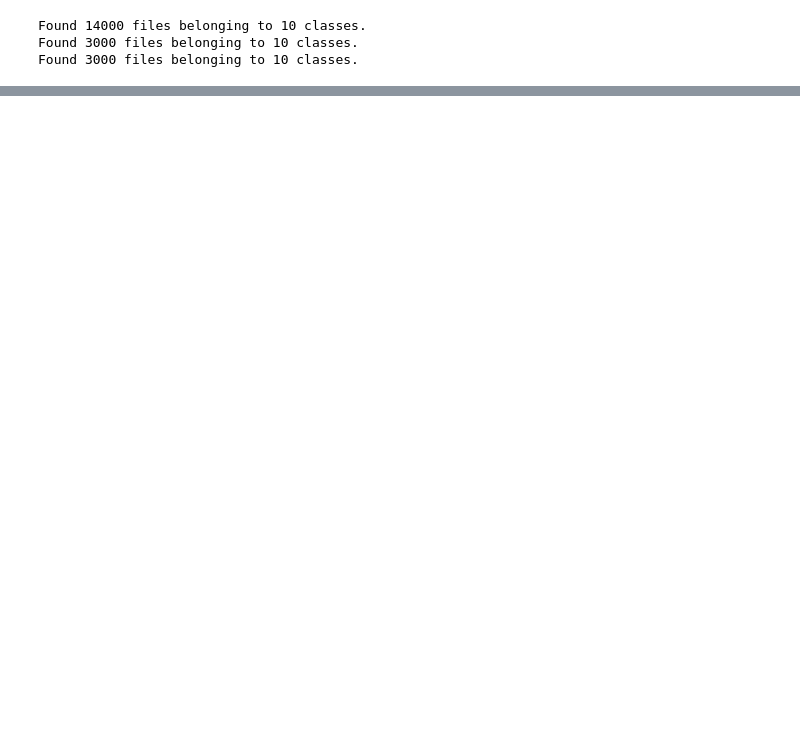
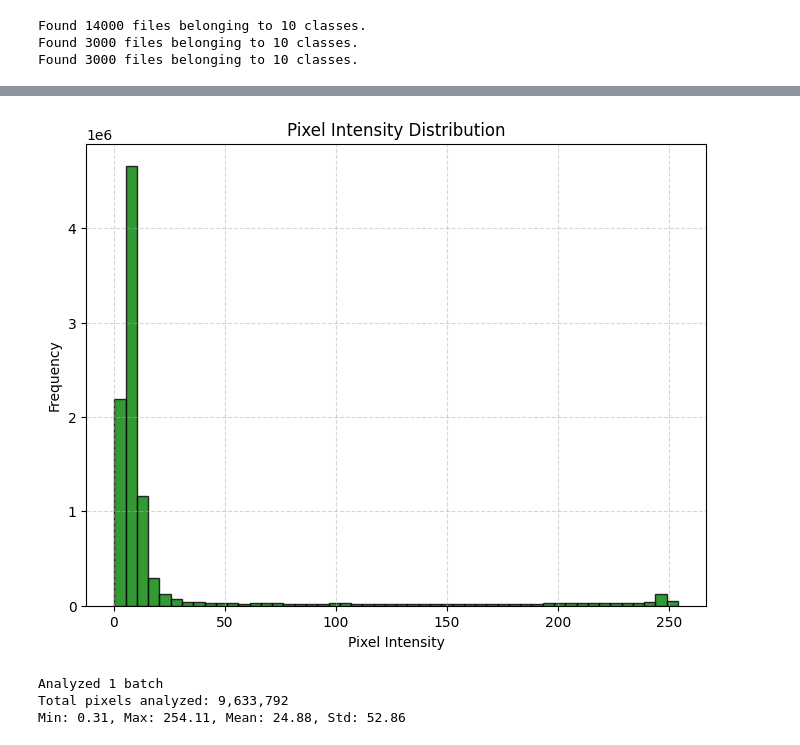
Before and after one commit to Hazem-Ahmed-Salem/DEPI-Graduation-Project, a Jupyter notebook: Hand_Gesture_Recognition.ipynb, the cells around one changed output, grey strips where cells are left out. Cells and saved outputs as stored; diff of their text form; code cells hidden in the pictures; blank space fills up the shorter version.

```diff
--- a/Hand_Gesture_Recognition.ipynb
+++ b/Hand_Gesture_Recognition.ipynb
@@ -63,0 +177,40 @@ Classes: ['01_palm', '02_l', '03_fist', '04_fist_moved', '05_thumb', '06_index',
+# %%
+def plot_pixel_histogram(dataset, bins=50, num_batches=1):
+    """
+    Plots histogram of pixel intensities from a given tf.data.Dataset (one or more batches).
+
+    Parameters:
+        dataset: batched dataset.
+        bins: Number of histogram bins.
+        num_batches: Number of batches to sample from (default=1).
+    """
+    pixel_values = []
+
+    for i, (images, labels) in enumerate(dataset.take(num_batches)):
+        # Convert batch to numpy
+        batch_array = images.numpy().flatten()
+        pixel_values.extend(batch_array)
+
+    pixel_values = np.array(pixel_values)
+
+    # Plot histogram
+    plt.figure(figsize=(8, 6))
+    plt.hist(pixel_values, bins=bins, color="green", edgecolor="black", alpha=0.8)
+    plt.title("Pixel Intensity Distribution")
+    plt.xlabel("Pixel Intensity")
+    plt.ylabel("Frequency")
+    plt.grid(True, linestyle="--", alpha=0.5)
+    plt.show()
+
+    # stats
+    print(f"\nAnalyzed {num_batches} batch")
+    print(f"Total pixels analyzed: {len(pixel_values):,}")
+    print(f"Min: {pixel_values.min():.2f}, Max: {pixel_values.max():.2f}, Mean: {pixel_values.mean():.2f}, Std: {pixel_values.std():.2f}")
+# %%
+# Histogram of train_ds
+plot_pixel_histogram(train_ds, bins=50, num_batches=1)
+# %% [output]
+[figure, added]
+Analyzed 1 batch
+Total pixels analyzed: 9,633,792
+Min: 0.31, Max: 254.11, Mean: 24.88, Std: 52.86
```
Also changed, not shown: parts of 19 cells of this notebook.
